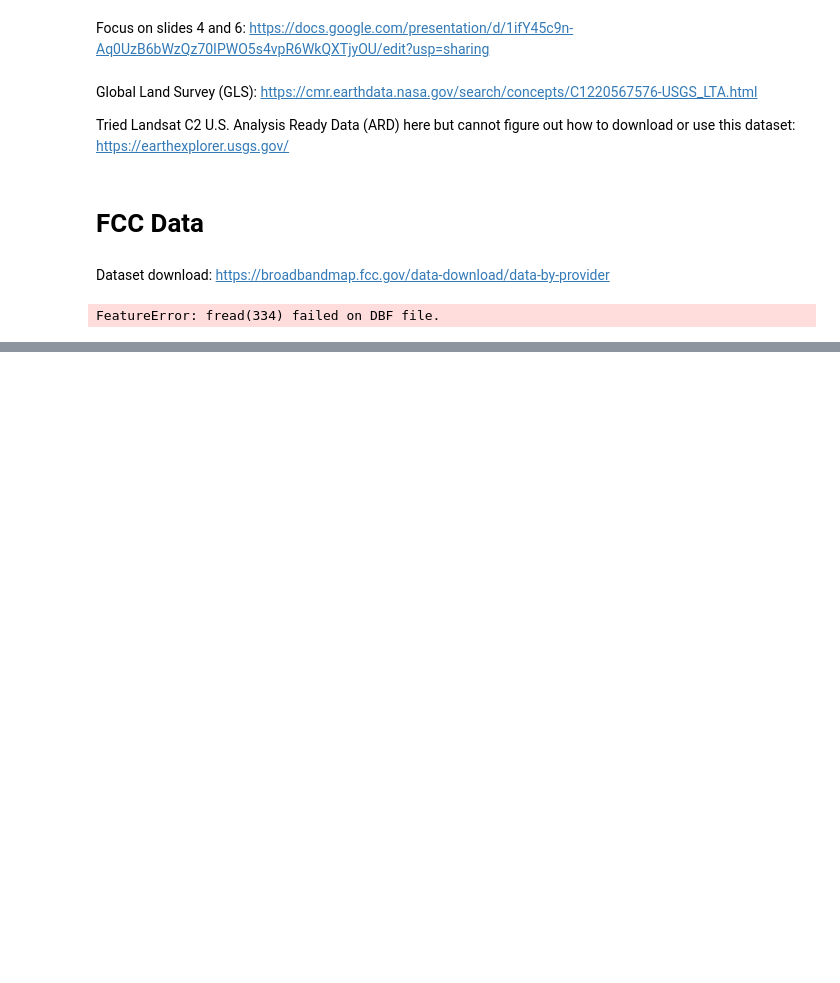
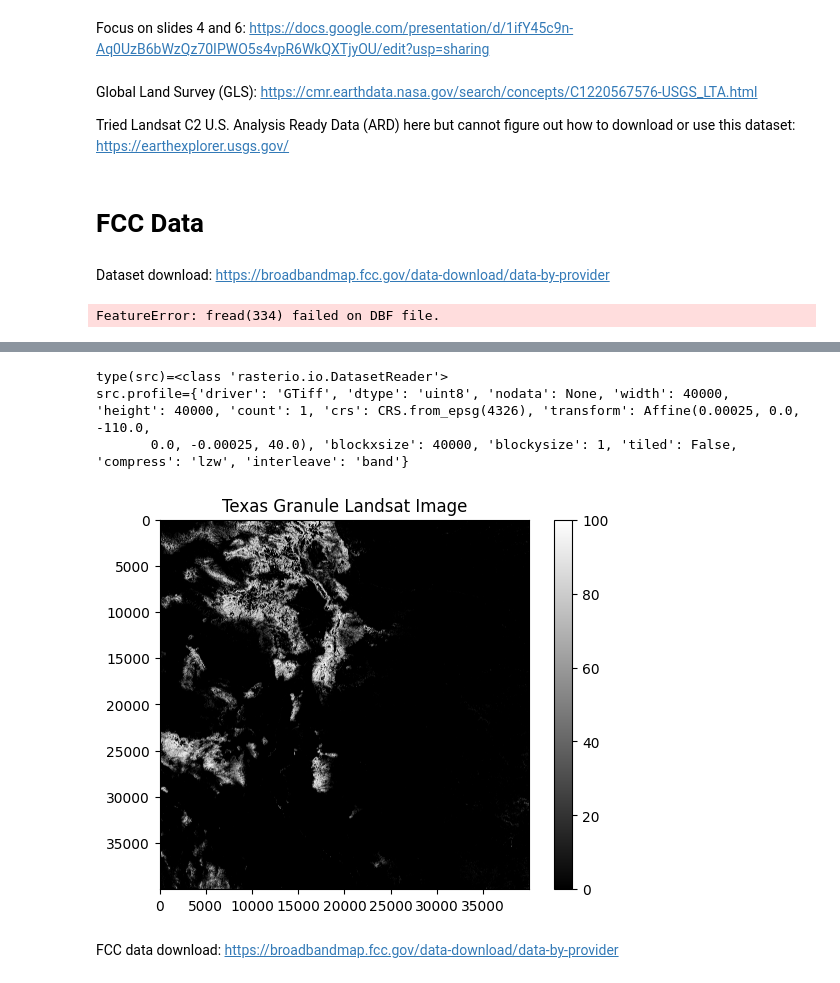
Before and after one commit to Verizon-4/Foliage, a Jupyter notebook: Vivian_Data_Exploration.ipynb, the cells around one changed output, grey strips where cells are left out. Drawn from its saved outputs; the diff is of its cells as text; code cells hidden in the pictures; blank space fills up the shorter version.

```diff
--- a/Vivian_Data_Exploration.ipynb
+++ b/Vivian_Data_Exploration.ipynb
@@ -242,0 +280,20 @@ gdf.info()
+# %%
+# Landsat data: https://storage.googleapis.com/earthenginepartners-hansen/GFC-2023-v1.11/download.html
+# Granule with top-left corner at 40N, 110W
+tif_path = 'Hansen_GFC-2023-v1.11_treecover2000_40N_110W.tif'
+with rasterio.open(tif_path) as src:
+    print(f'{type(src)=}')
+    print(f'{src.profile=}')
+    tile = src.read(1)
+
+plt.imshow(tile, cmap='gray')
+plt.colorbar()
+plt.title("Texas Granule Landsat Image")
+plt.show()
+# %% [output]
+type(src)=<class 'rasterio.io.DatasetReader'>
+src.profile={'driver': 'GTiff', 'dtype': 'uint8', 'nodata': None, 'width': 40000, 'height': 40000, 'count': 1, 'crs': CRS.from_epsg(4326), 'transform': Affine(0.00025, 0.0, -110.0,
+       0.0, -0.00025, 40.0), 'blockxsize': 40000, 'blockysize': 1, 'tiled': False, 'compress': 'lzw', 'interleave': 'band'}
+[figure, added]
+# %% [markdown]
+FCC data download: https://broadbandmap.fcc.gov/data-download/data-by-provider
```
Also changed, not shown: parts of 6 cells of this notebook, 3 other files.
